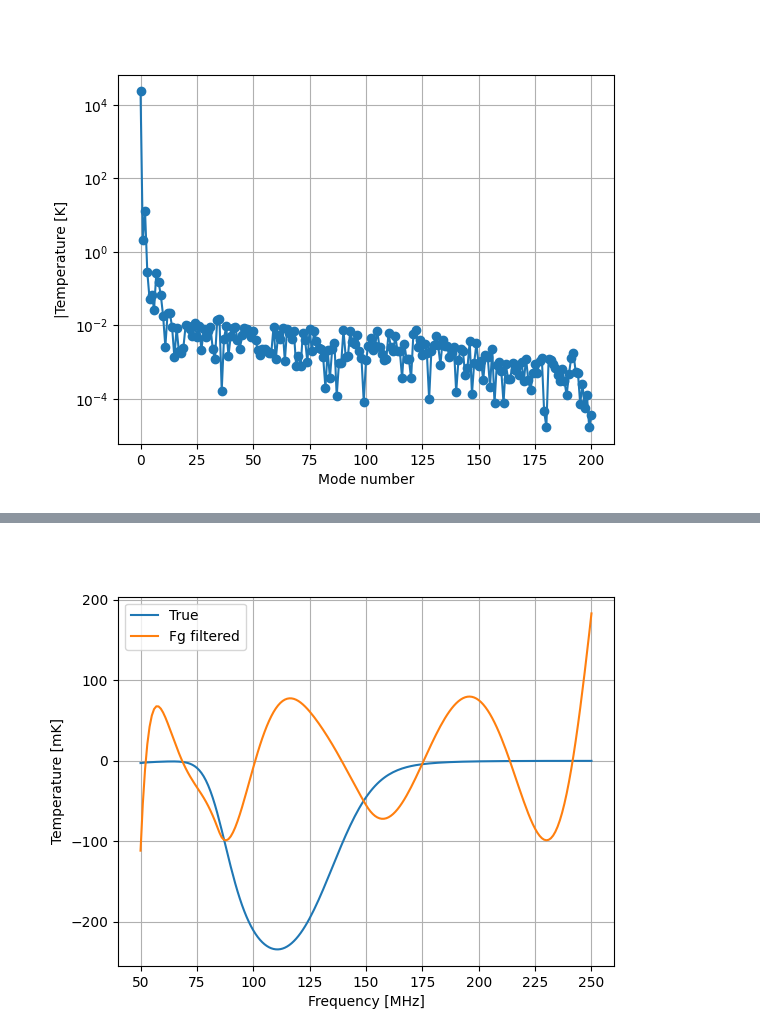
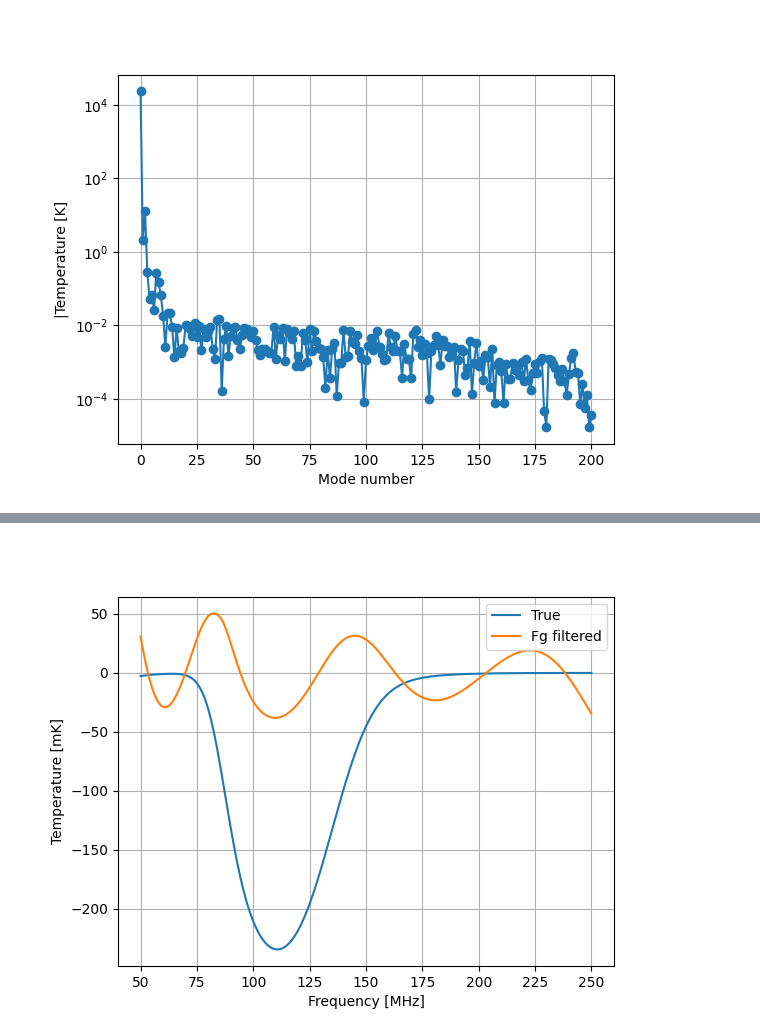
Before and after one commit to christianhbye/eigsep_mock_analysis, a Jupyter notebook: spatial_filter/sky_sims_freespace.ipynb, the cells around one changed output, grey strips where cells are left out. Cells and saved outputs as stored; diff of their text form; code cells hidden in the pictures.

```diff
--- a/spatial_filter/sky_sims_freespace.ipynb
+++ b/spatial_filter/sky_sims_freespace.ipynb
@@ -376,15 +375,15 @@ for i in range(5):
 # %%
-_m = mean_synth @ vhb.T
+_m = mean @ vhb.T
 _m[:6] = 0
 filt = _m @ vhb
 
 plt.figure()
 plt.plot(freqs, true_t21*1e3, label="True")
 plt.plot(freqs, filt*1e3, label="Fg filtered")
 plt.legend()
 plt.grid()
 plt.xlabel("Frequency [MHz]")
 plt.ylabel("Temperature [mK]")
 plt.show()
 # %% [output]
-[figure, old version]
+[figure, new version]
```
Also changed, not shown: parts of 1 cell of this notebook.
